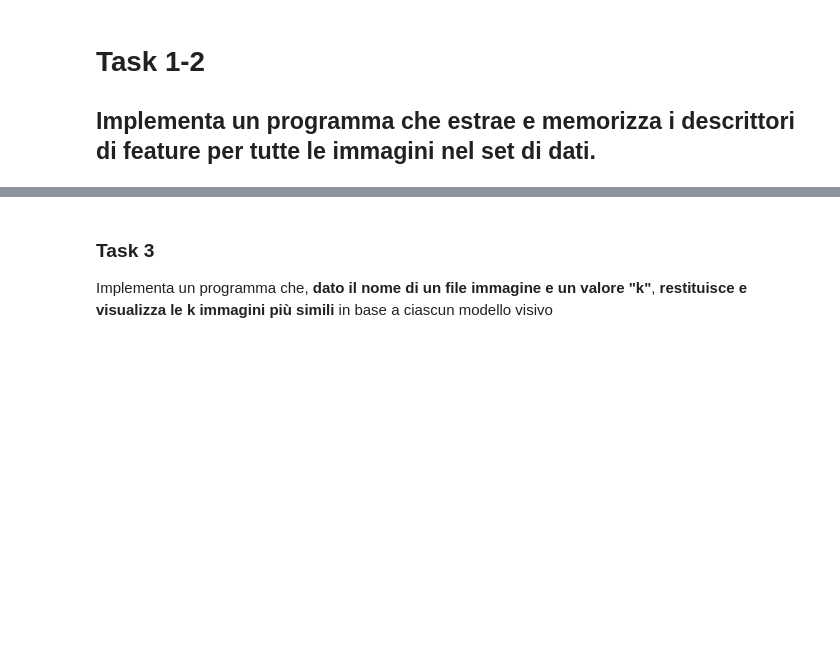
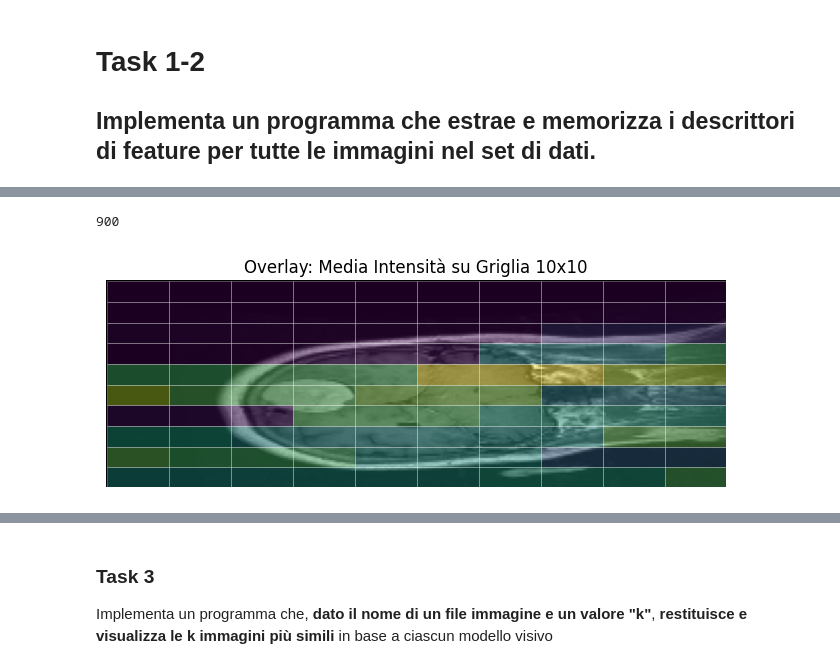
Before and after one commit to Calienn/DBmulti, a Jupyter notebook: Color_moments.ipynb, the cells around one changed output, grey strips where cells are left out. Cells and saved outputs as stored; diff of their text form; code cells hidden in the pictures; blank space fills up the shorter version.

```diff
--- a/Color_moments.ipynb
+++ b/Color_moments.ipynb
@@ -204,0 +233,43 @@ def process_and_save_features(base_folder, subfolders, output_file):
+# %%
+if __name__ == "__main__":
+    img_path = "Part1/brain_menin/brain_menin_0050.jpg"
+
+    # Caricamento immagine e pre-processing
+    img = cv2.imread(img_path, cv2.IMREAD_GRAYSCALE)
+    if img is None:
+        raise ValueError("Immagine non trovata.")
+
+    img = cv2.resize(img, (300, 100))
+
+    # Estrarre le feature
+    features = extract_color_moments(img_path)
+
+    # Estrai solo le medie del canale grigio (che è il primo dei 3 momenti per ogni cella)
+    mean_vals = [features[i * 3] for i in range(100)]
+    mean_matrix = np.array(mean_vals).reshape(10, 10)
+
+    # Normalizza le medie tra 0 e 1
+    norm_means = (mean_matrix - np.min(mean_matrix)) / (np.max(mean_matrix) - np.min(mean_matrix))
+
+    # Crea figura
+    fig, ax = plt.subplots(figsize=(8, 3))
+    ax.imshow(img, cmap='gray')
+
+    # Sovrappone rettangoli colorati trasparenti per ogni cella
+    h, w = img.shape
+    cell_h, cell_w = h // 10, w // 10
+
+    for i in range(10):
+        for j in range(10):
+            intensity = norm_means[i, j]
+            rect = plt.Rectangle((j * cell_w, i * cell_h), cell_w, cell_h,
+                                 linewidth=0.5, edgecolor='white',
+                                 facecolor=plt.cm.viridis(intensity), alpha=0.4)
+            ax.add_patch(rect)
+
+    ax.set_title("Overlay: Media Intensità su Griglia 10x10")
+    ax.axis("off")
+    plt.show()
+# %% [output]
+900
+[figure, added]
```
Also changed, not shown: parts of 38 cells of this notebook.
